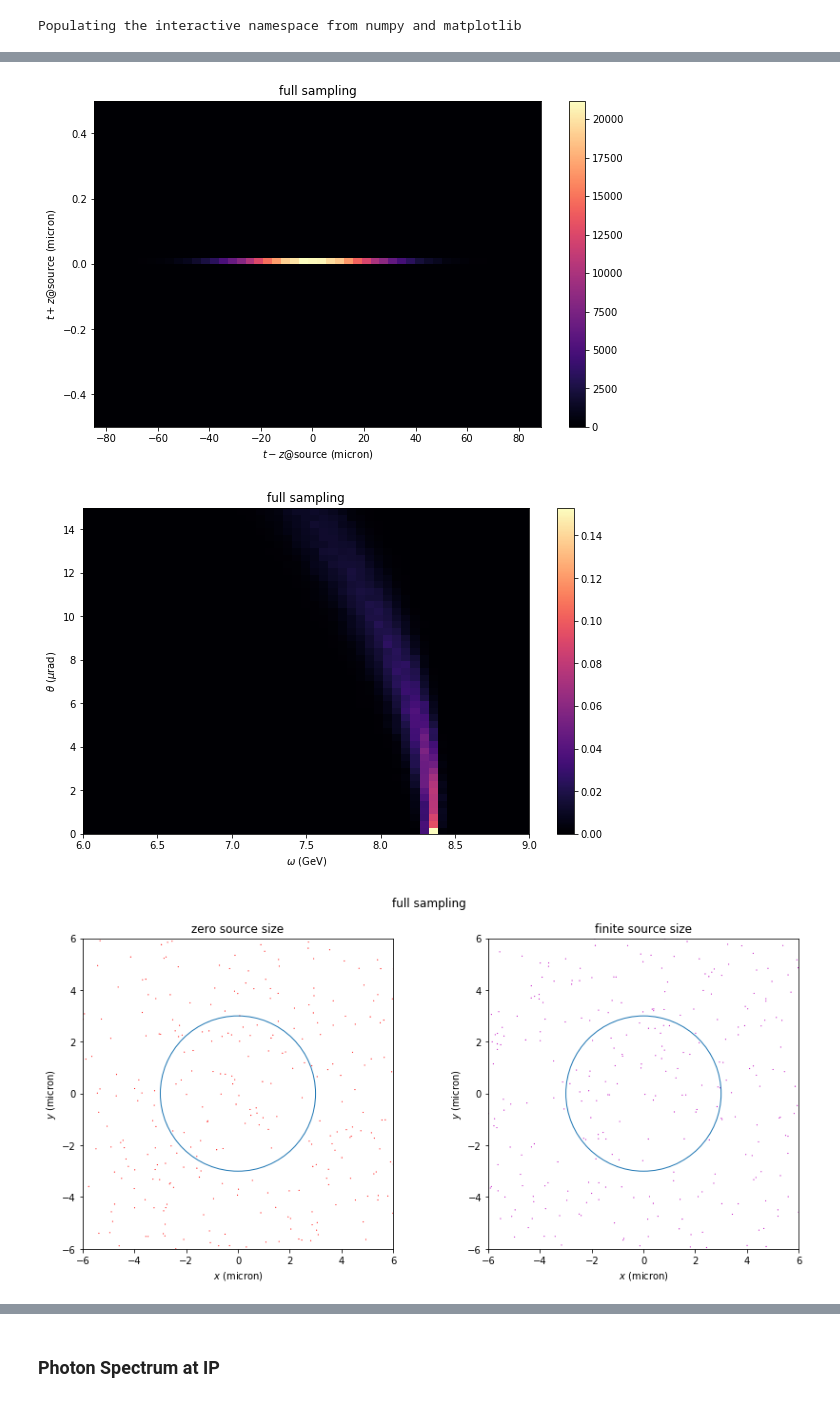
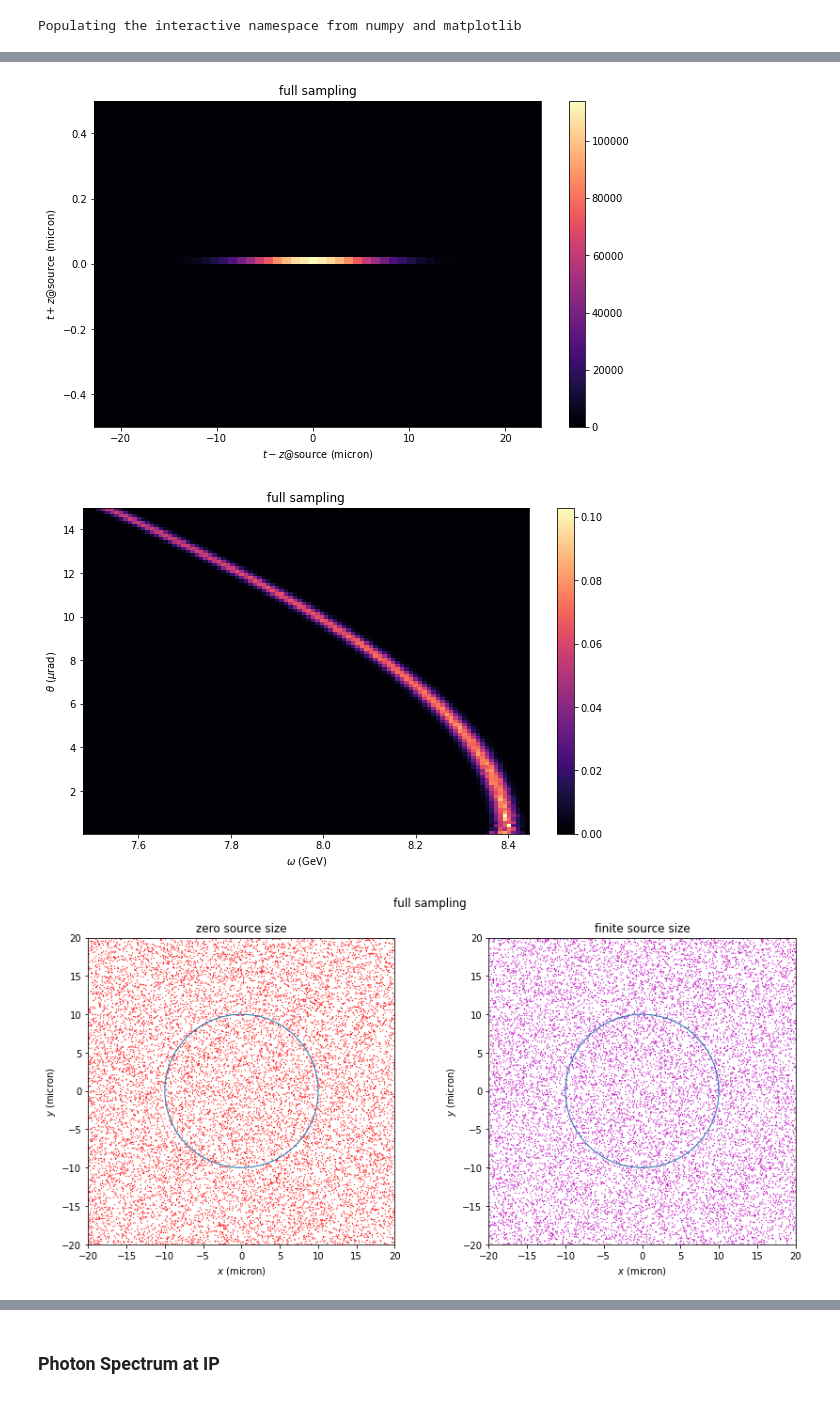
Before and after one commit to hixps/pica, a Jupyter notebook: analysis_plots.ipynb, the cells around one changed output, grey strips where cells are left out. Saved outputs shown, nothing was run; the diff lists cells and outputs as text; code cells hidden in the pictures.

```diff
--- a/analysis_plots.ipynb
+++ b/analysis_plots.ipynb
@@ -5,20 +17,16 @@ Populating the interactive namespace from numpy and matplotlib
 # %%
-import yaml
-import numpy as np
 
-
-import luxeics
 # import matplotlib.pyplot as plt
 
 
-input_filename = 'large_beam_full.yml'
+input_filename = 'pencil_beam'
 
-with open( input_filename, 'r' ) as stream:
+with open( input_filename + '.yml', 'r' ) as stream:
     input_dict = yaml.load(stream, Loader=yaml.SafeLoader)
 
 print (input_dict)
 
 
 
-luxeics.main_program( input_filename )
+luxeics.main_program( input_filename + '.yml' )
 # %% [output]
@@ -47,14 +50,15 @@ from numpy import *
 # %%
-input_filename = 'large_beam_full'
+# input_filename = 'small_beam_full'
 
 with h5py.File(input_filename + '.h5' ,'r') as ff:
 #     omega      = ff['final-state/spectrum/omega'][:]/1e9
 #     theta      = ff['final-state/spectrum/theta'][:]*1e6
 #     spectrum   = ff['final-state/spectrum/spectrum'][:]
 
-    K0,K1,K2,K3  = ff['final-state/photon/momentum'][:].T
-    X0,X1,X2,X3  = ff['final-state/photon/position'][:].T
-    W            = ff['final-state/photon/weight'  ][:]
+    K0,K1,K2,K3       = ff['final-state/photon/momentum'][:].T
+    X0,X1,X2,X3       = ff['final-state/photon/position'][:].T
+    W                 = ff['final-state/photon/weight'  ][:]
+    Stokes1,_,Stokes3 = ff['final-state/photon/Stokes'  ][:].T
 
     P0,P1,P2,P3  = ff['final-state/electron/momentum'][:].T
 #     X0,X1,X2,X3  = ff['final-state/photon/position'][:].T
@@ -196,11 +277,11 @@ title(f'{sampling} sampling')
 
 savefig(f'photon_source_lightfront_{input_filename}_{mode}.pdf')
 # %% [output]
-[figure, old version]
+[figure, new version]
 # %%
 figure(figsize=(10,6))
 
-bbins=(linspace(6,9,50),linspace(0,15,50))
+bbins=(100,100)#(linspace(6,9,50),linspace(0,15,50))
 
 subplot(111)
 hist2d(K0/1e9,sqrt(K1**2+K2**2)/K3*1e6,bins=bbins,weights=W/sqrt(K1**2+K2**2),rasterized=True,cmap=cm.magma);
@@ -212,7 +293,7 @@ title(rf'{sampling} sampling')
 
 savefig(f'photon_angular_spectrum_{input_filename}_{mode}.pdf')
 # %% [output]
-[figure, old version]
+[figure, new version]
 # %%
 # figure(figsize=(10,6))
 
@@ -236,41 +317,41 @@ baseline = 7.5e6
 xoffset = thetax * baseline
 yoffset = thetay * baseline
 # %%
-spotsize = 3 # micron
+spotsize = 10 # micron
 
 
 figure(figsize=(14,6))
 
 ax1=subplot(121,aspect=1)
 scatter(xoffset, yoffset, color='r',marker='.',lw=0,s=W);
 xlim(-2*spotsize,2*spotsize)
 ylim(-2*spotsize,2*spotsize)
 xlabel(r'$x$ (micron)')
 ylabel(r'$y$ (micron)');
 title('zero source size')
 
 
 ax2=subplot(122,aspect=1)
 
 # plot(X1+xoffset, X2+yoffset, color='m', marker=',',lw=0);
 scatter(X1+xoffset, X2+yoffset, color='m', marker='.',lw=0,s=W);
 
 xlim(-2*spotsize,2*spotsize)
 ylim(-2*spotsize,2*spotsize)
 
 xlabel(r'$x$ (micron)')
 ylabel(r'$y$ (micron)');
 title('finite source size')
 
 ax1.add_patch(Circle((0,0),spotsize,color='C0',fill=False))
 ax2.add_patch(Circle((0,0),spotsize,color='C0',fill=False))
 
 
 suptitle(f'{sampling} sampling')
 
 savefig(f'photons_at_focus_{input_filename}_{mode}.png',dpi=200)
 # %% [output]
-[figure, old version]
+[figure, new version]
 # %%
 selector1 = sqrt(xoffset**2+yoffset**2) < spotsize
 selector2 = sqrt((xoffset+X1)**2+(yoffset+X2)**2) < spotsize
```
Also changed, not shown: parts of 25 cells of this notebook, 6 other files.
